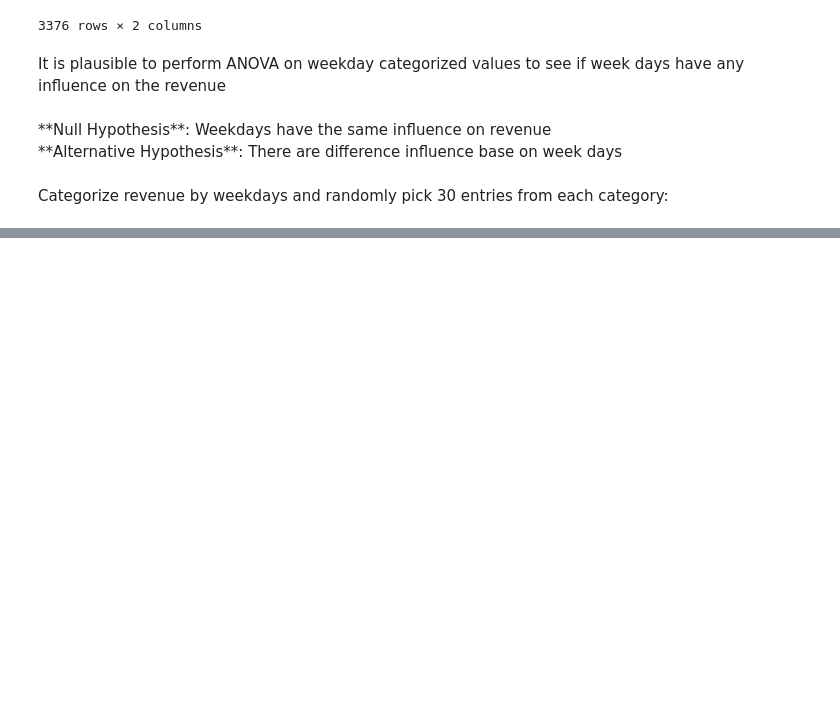
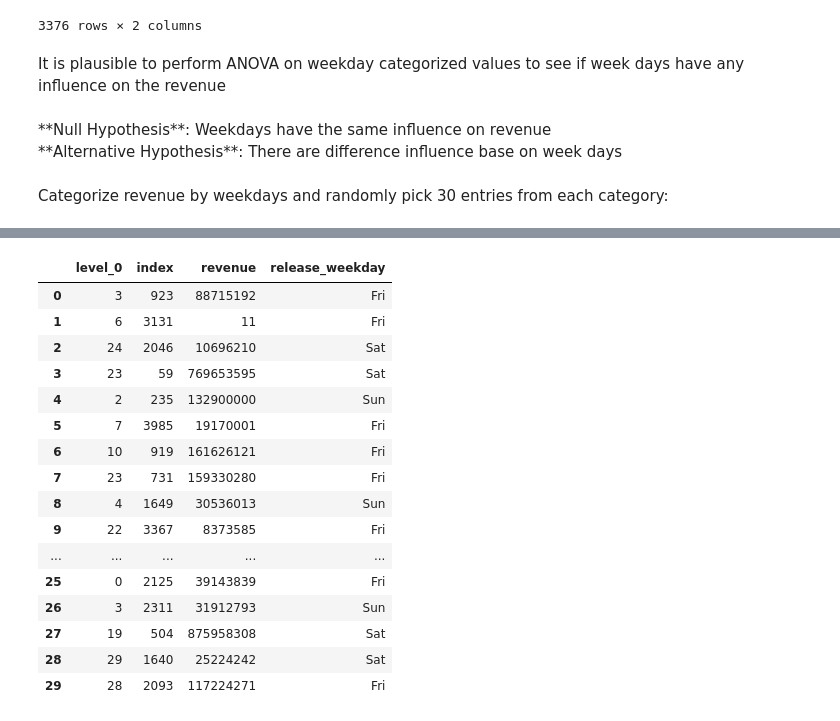
Before and after one commit to tdh512194/AnalyticalReport, a Jupyter notebook: Movie.ipynb, the cells around one changed output, grey strips where cells are left out. Saved outputs shown, nothing was run; the diff lists cells and outputs as text; code cells hidden in the pictures; blank space fills up the shorter version.

```diff
--- a/Movie.ipynb
+++ b/Movie.ipynb
@@ -680,0 +685,23 @@ for the p-value of 0.06 > 0.05, we cannot reject the null hypothesis that weekda
+# %%
+weekend = pd.concat([fri, sat, sun]).sample(30).reset_index()
+other = pd.concat([mon, tue, wed, thu]).sample(30).reset_index()
+# %%
+weekend
+# %% [output]
+|  | level_0 | index | revenue | release_weekday |
+| 0 | 3 | 923 | 88715192 | Fri |
+| 1 | 6 | 3131 | 11 | Fri |
+| 2 | 24 | 2046 | 10696210 | Sat |
+| 3 | 23 | 59 | 769653595 | Sat |
+| 4 | 2 | 235 | 132900000 | Sun |
+| 5 | 7 | 3985 | 19170001 | Fri |
+| 6 | 10 | 919 | 161626121 | Fri |
+| 7 | 23 | 731 | 159330280 | Fri |
+| 8 | 4 | 1649 | 30536013 | Sun |
+| 9 | 22 | 3367 | 8373585 | Fri |
+| ... | ... | ... | ... | ... |
+| 25 | 0 | 2125 | 39143839 | Fri |
+| 26 | 3 | 2311 | 31912793 | Sun |
+| 27 | 19 | 504 | 875958308 | Sat |
+| 28 | 29 | 1640 | 25224242 | Sat |
+| 29 | 28 | 2093 | 117224271 | Fri |
```
Also changed, not shown: parts of 31 cells of this notebook.
